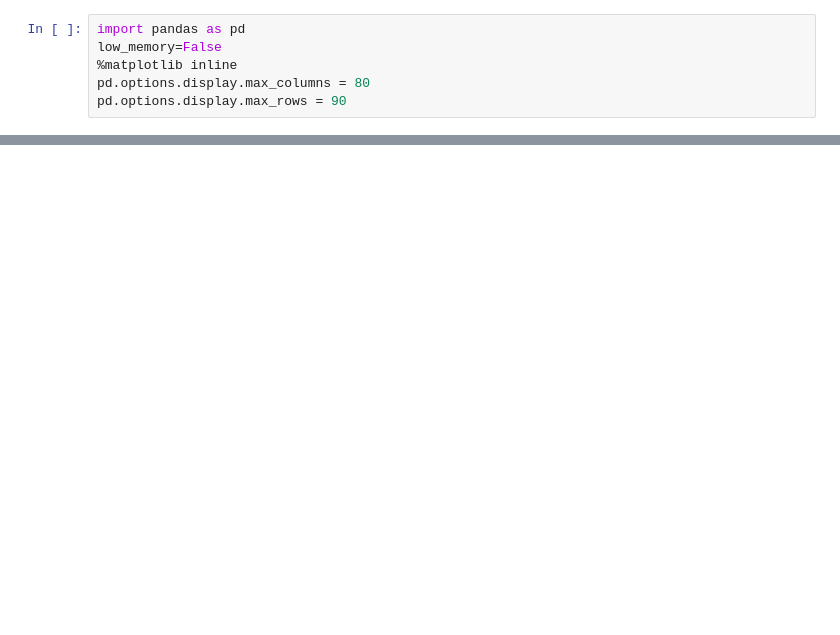
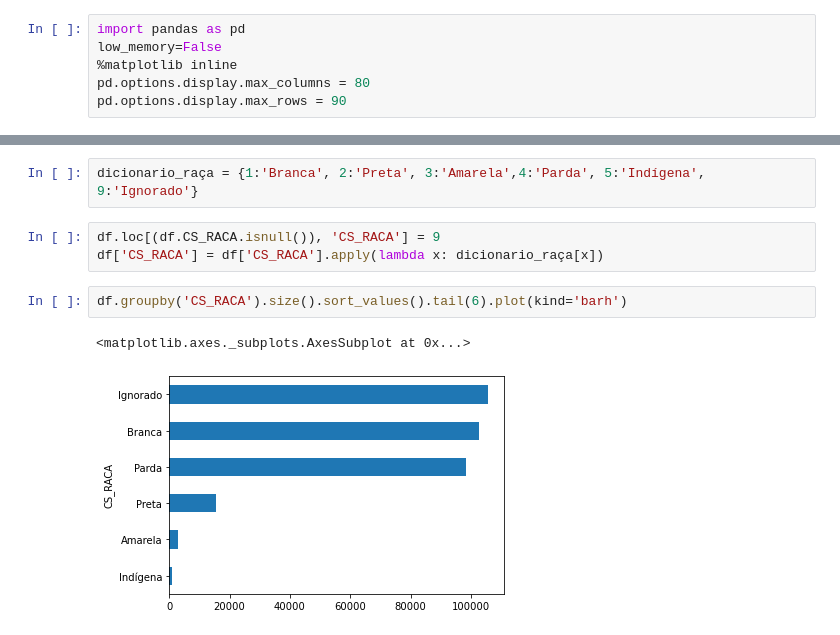
Before and after one commit to LauraMaia/Analise-de-Dados-Publicos-SUS, a Jupyter notebook: OpendataSUS SRAG 2020 - SJCampos.ipynb, the cells around one changed output, grey strips where cells are left out. Cells and saved outputs as stored; diff of their text form; blank space fills up the shorter version.

```diff
--- a/OpendataSUS SRAG 2020 - SJCampos.ipynb
+++ b/OpendataSUS SRAG 2020 - SJCampos.ipynb
@@ -10,3 +23,13 @@ df = pd.read_csv(filename, delimiter=';', encoding='ISO-8859-1', error_bad_lines
+# %%
+dicionario_raça = {1:'Branca', 2:'Preta', 3:'Amarela',4:'Parda', 5:'Indígena', 9:'Ignorado'}
+# %%
+df.loc[(df.CS_RACA.isnull()), 'CS_RACA'] = 9
+df['CS_RACA'] = df['CS_RACA'].apply(lambda x: dicionario_raça[x])
+# %%
+df.groupby('CS_RACA').size().sort_values().tail(6).plot(kind='barh')
+# %% [output]
+<matplotlib.axes._subplots.AxesSubplot at 0x...>
+[figure, added]
 # %%
 df.query('SG_UF_NOT == "SP"')['ID_MUNICIP'].value_counts().head().plot(kind='barh')
 # %% [output]
```
Also changed, not shown: parts of 12 cells of this notebook.
